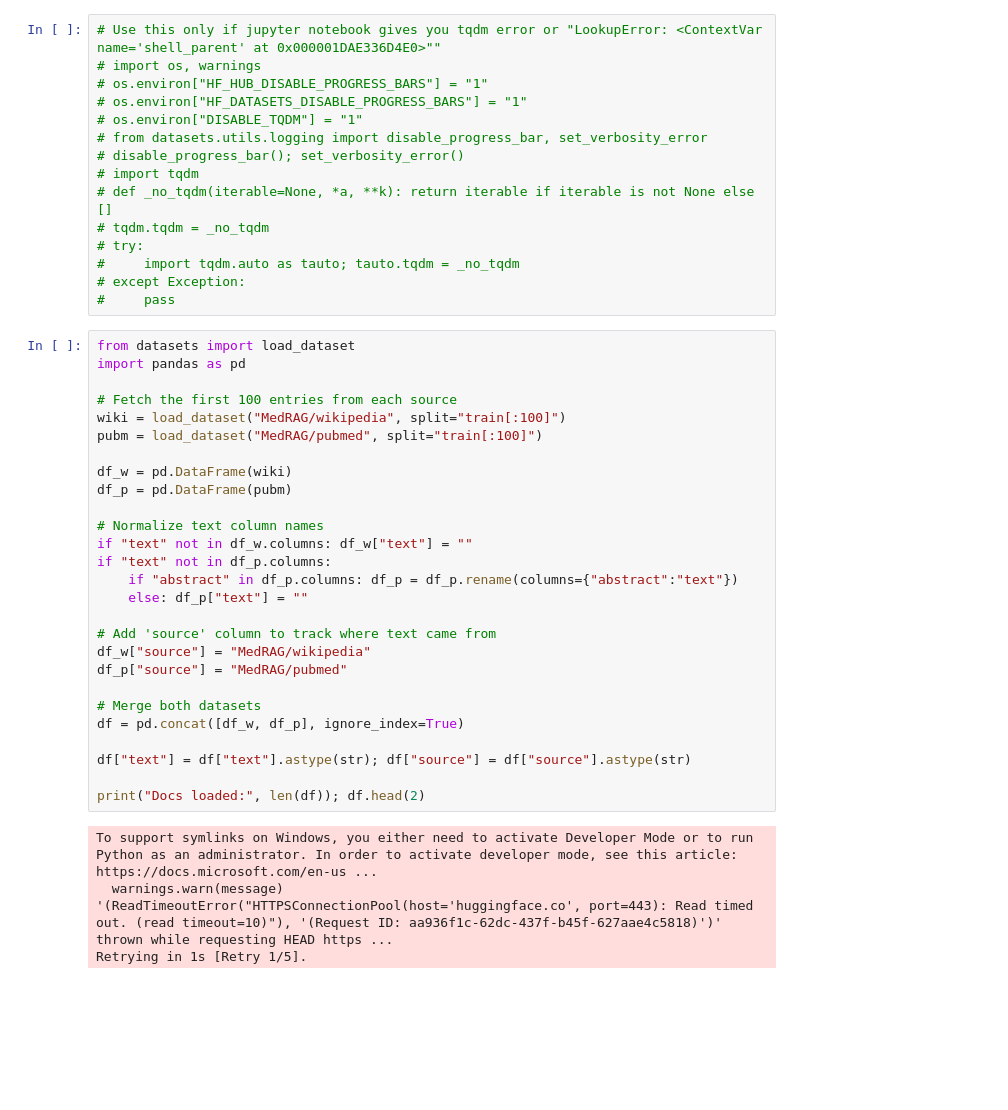
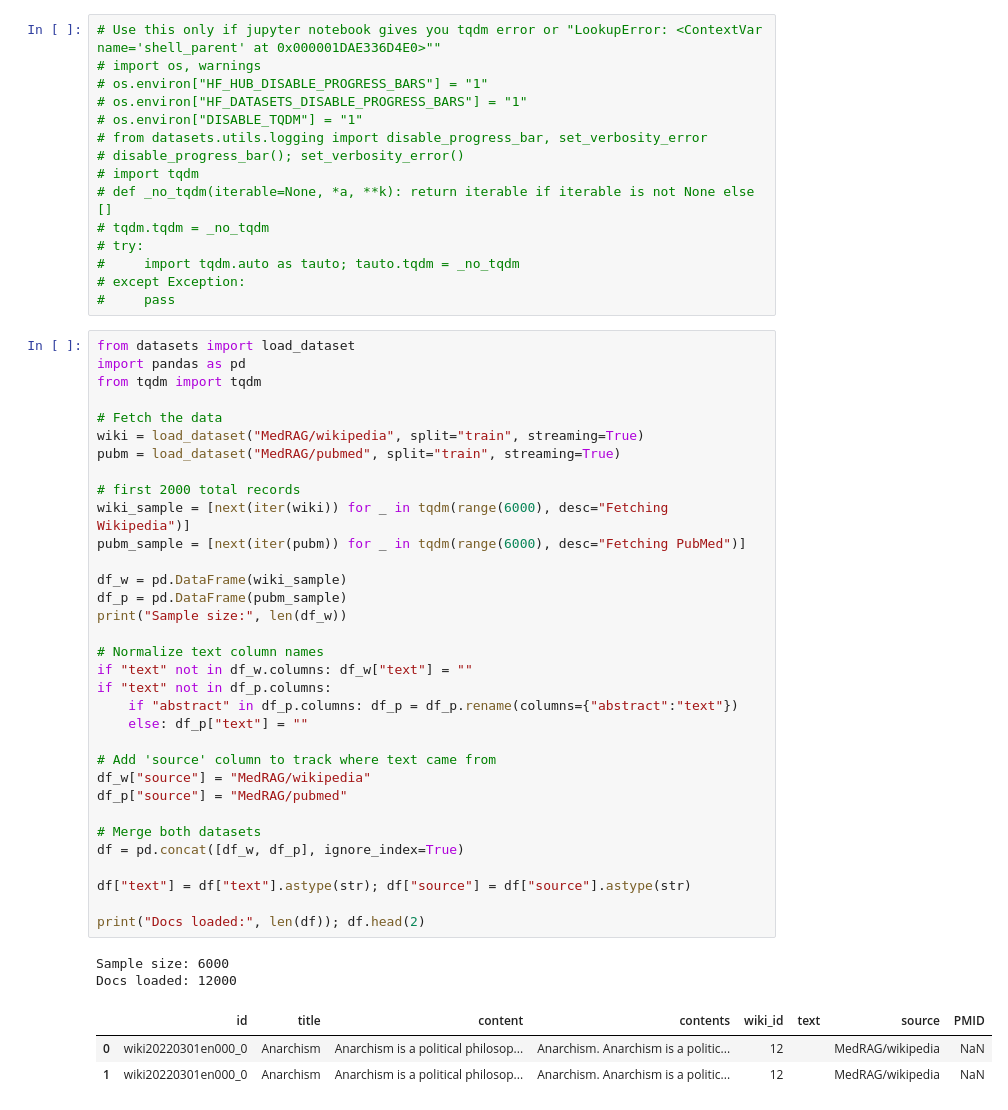
Before and after one commit to onichmath/RAG-diagnostic, a Jupyter notebook: src/retriever/Healthcare_RAG_phase1.ipynb, the cells around one changed output. Drawn from its saved outputs; the diff is of its cells as text; blank space fills up the shorter version.

```diff
--- a/src/retriever/Healthcare_RAG_phase1.ipynb
+++ b/src/retriever/Healthcare_RAG_phase1.ipynb
@@ -26,35 +26,42 @@ Evaluator: manual gold (Recall@k)
 # %%
 from datasets import load_dataset
 import pandas as pd
+from tqdm import tqdm
 
-# Fetch the first 100 entries from each source
-wiki = load_dataset("MedRAG/wikipedia", split="train[:100]")
-pubm = load_dataset("MedRAG/pubmed", split="train[:100]")
+# Fetch the data
+wiki = load_dataset("MedRAG/wikipedia", split="train", streaming=True)
+pubm = load_dataset("MedRAG/pubmed", split="train", streaming=True)
 
-df_w = pd.DataFrame(wiki)
-df_p = pd.DataFrame(pubm)
+# first 2000 total records
+wiki_sample = [next(iter(wiki)) for _ in tqdm(range(6000), desc="Fetching Wikipedia")]
+pubm_sample = [next(iter(pubm)) for _ in tqdm(range(6000), desc="Fetching PubMed")]
+
+df_w = pd.DataFrame(wiki_sample)
+df_p = pd.DataFrame(pubm_sample)
+print("Sample size:", len(df_w))
 
 # Normalize text column names
 if "text" not in df_w.columns: df_w["text"] = ""
 if "text" not in df_p.columns:
     if "abstract" in df_p.columns: df_p = df_p.rename(columns={"abstract":"text"})
     else: df_p["text"] = ""
 
 # Add 'source' column to track where text came from
 df_w["source"] = "MedRAG/wikipedia"
 df_p["source"] = "MedRAG/pubmed"
 
 # Merge both datasets
 df = pd.concat([df_w, df_p], ignore_index=True)
 
 df["text"] = df["text"].astype(str); df["source"] = df["source"].astype(str)
 
 print("Docs loaded:", len(df)); df.head(2)
 # %% [output]
-To support symlinks on Windows, you either need to activate Developer Mode or to run Python as an administrator. In order to activate developer mode, see this article: https://docs.microsoft.com/en-us ...
-  warnings.warn(message)
-'(ReadTimeoutError("HTTPSConnectionPool(host='huggingface.co', port=443): Read timed out. (read timeout=10)"), '(Request ID: aa936f1c-62dc-437f-b45f-627aae4c5818)')' thrown while requesting HEAD https ...
-Retrying in 1s [Retry 1/5].
+Sample size: 6000
+Docs loaded: 12000
+|  | id | title | content | contents | wiki_id | text | source | PMID |
+| 0 | wiki20220301en000_0 | Anarchism | Anarchism is a political philosop... | Anarchism. Anarchism is a politic... | 12 |  | MedRAG/wikipedia | NaN |
+| 1 | wiki20220301en000_0 | Anarchism | Anarchism is a political philosop... | Anarchism. Anarchism is a politic... | 12 |  | MedRAG/wikipedia | NaN |
 # %%
 
 from sentence_transformers import SentenceTransformer
```
Also changed, not shown: parts of 2 cells of this notebook.
